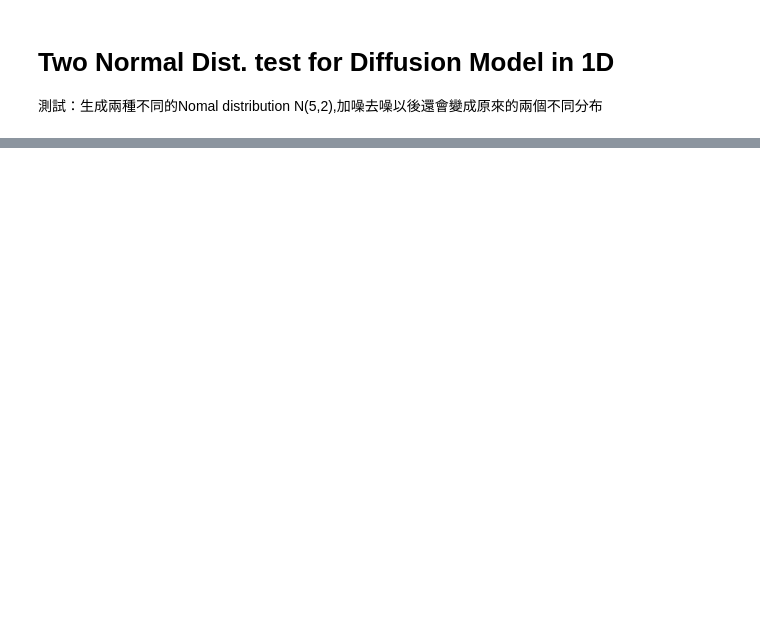
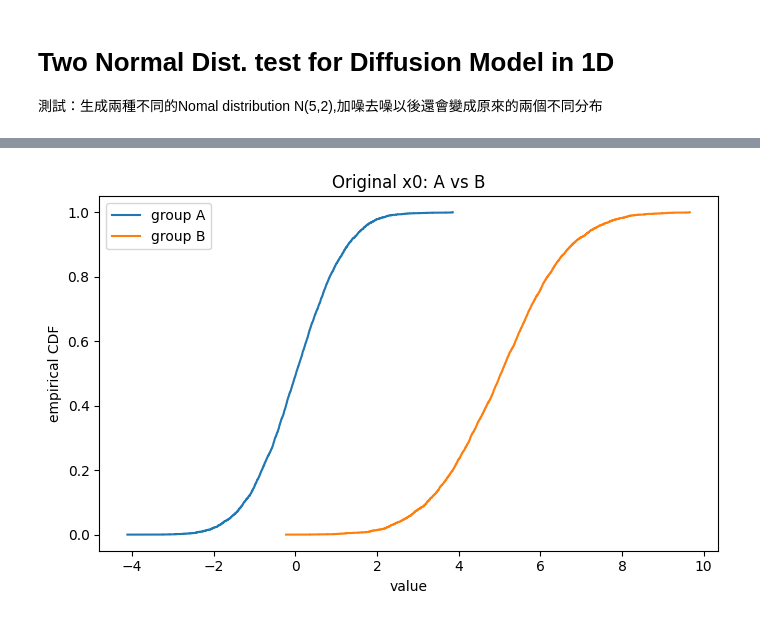
Before and after one commit to XuanWeiWang-999/2025Autumn_ML-project-DiffusionModel, a Jupyter notebook: 20251001_code/20251001_twoNormalDist_test.ipynb, the cells around one changed output, grey strips where cells are left out. Drawn from its saved outputs; the diff is of its cells as text; code cells hidden in the pictures; blank space fills up the shorter version.

```diff
--- a/20251001_code/20251001_twoNormalDist_test.ipynb
+++ b/20251001_code/20251001_twoNormalDist_test.ipynb
@@ -140,0 +143,99 @@ def sample_on_grid(n_points = 401):
+# %%
+# ========= 1) 生成兩群常態資料 =========
+def make_two_normals(n_each=5000, mu1=0.0, var1=1.0, mu2=5.0, var2=2.0, device='cpu'):
+    x1 = torch.randn(n_each, 1, device=device) * (var1**0.5) + mu1
+    x2 = torch.randn(n_each, 1, device=device) * (var2**0.5) + mu2
+    return x1, x2
+
+# ========= 2) 前向擴散（加噪） =========
+@torch.no_grad()
+def forward_diffuse(x0, t):
+    """
+    x0: (N,1), t: int 或 長度為 N 的 LongTensor (1..T)
+    回傳 x_t 與當次用到的 eps
+    """
+    if not torch.is_tensor(t):
+        t = torch.full((x0.shape[0],), int(t), device=x0.device, dtype=torch.long)
+    eps = torch.randn_like(x0)
+    x_t = sqrt_abar[t].unsqueeze(1) * x0 + sqrt_lmabar[t].unsqueeze(1) * eps
+    return x_t, eps
+
+# ========= 3) 反向擴散（去噪）從 t_start -> 0 =========
+@torch.no_grad()
+def denoise_from_t(model, x_t, t_start):
+    """
+    用訓練好的 model，從 t_start 一路 denoise 到 0
+    """
+    model.eval()
+    n = x_t.shape[0]
+    for t in range(int(t_start), 0, -1):
+        tt = torch.full((n,), t, device=x_t.device, dtype=torch.long)
+        eps_hat = model(x_t, tt)
+
+        a_t   = alphas[t]
+        abar_t = abar[t]
+        beta_t = betas[t]
+        abar_tm1 = abar[t-1] if t > 1 else torch.tensor(1.0, device=x_t.device)
+
+        beta_tilde = (1 - abar_tm1) / (1 - abar_t) * beta_t
+        mean = (1.0/torch.sqrt(a_t)) * (x_t - (beta_t/torch.sqrt(1-abar_t)) * eps_hat)
+
+        if t > 1:
+            x_t = mean + torch.sqrt(beta_tilde) * torch.randn_like(x_t)
+        else:
+            x_t = mean
+    return x_t  # 近似 x_0
+
+# ========= 4) 視覺化 & 檢定工具 =========
+def ecdf(a: np.ndarray):
+    s = np.sort(a)
+    n = s.size
+    y = np.arange(1, n+1)/n
+    return s, y
+
+def compare_two_groups(title, a, b):
+    a_np = a.detach().flatten().cpu().numpy()
+    b_np = b.detach().flatten().cpu().numpy()
+
+    # KS / t-test / Levene
+    ks_stat, ks_p = stats.ks_2samp(a_np, b_np)
+    tt_stat, tt_p = stats.ttest_ind(a_np, b_np, equal_var=False)
+    lv_stat, lv_p = stats.levene(a_np, b_np)
+
+    print(f"\n=== {title} ===")
+    print(f"mean: {a_np.mean():.3f} vs {b_np.mean():.3f}")
+    print(f"std : {a_np.std(ddof=1):.3f} vs {b_np.std(ddof=1):.3f}")
+    print(f"KS   : stat={ks_stat:.4f}, p={ks_p:.4f}")
+    print(f"t-test(means): stat={tt_stat:.4f}, p={tt_p:.4f}")
+    print(f"Levene(vars) : stat={lv_stat:.4f}, p={lv_p:.4f}")
+
+    xs, Fx = ecdf(a_np); ys, Fy = ecdf(b_np)
+    plt.figure(figsize=(7,4.5))
+    plt.step(xs, Fx, where="post", label="group A")
+    plt.step(ys, Fy, where="post", label="group B")
+    plt.xlabel("value"); plt.ylabel("empirical CDF")
+    plt.title(title)
+    plt.legend(); plt.tight_layout(); plt.show()
+
+# ========= 5) 實驗：完整去噪 vs 局部去噪 =========
+# 兩群分佈（你說的 N(5,2) 我這裡解讀為 mean=5, variance=2；另一群自選）
+xA0, xB0 = make_two_normals(n_each=5000, mu1=0.0, var1=1.0, mu2=5.0, var2=2.0, device=DEVICE)
+
+# (a) 原始分佈比較（應該顯著不同）
+compare_two_groups("Original x0: A vs B", xA0, xB0)
+
+# (b) 完整擴散到 T 再去噪回 0（情報遺失 → 會變成混合分佈）
+xAT, _ = forward_diffuse(xA0, T)     # 先 forward 到 T
+xBT, _ = forward_diffuse(xB0, T)
+xA_recon_full = denoise_from_t(model, xAT, T)
+xB_recon_full = denoise_from_t(model, xBT, T)
+compare_two_groups("Denoise from T: A vs B (expect ~indistinguishable)", xA_recon_full, xB_recon_full)
+
+# (c) 只擴散到小 t 再去噪（保留部分訊息 → 仍可分）
+t_small = max(1, T//10)               # 例如 10% 的噪聲深度
+xAt, _ = forward_diffuse(xA0, t_small)
+xBt, _ = forward_diffuse(xB0, t_small)
+xA_recon_partial = denoise_from_t(model, xAt, t_small)
+xB_recon_partial = denoise_from_t(model, xBt, t_small)
+compare_two_groups(f"Denoise from t={t_small}: A vs B (should remain different)", xA_recon_partial, xB_recon_partial)
+# %% [output]
@@ -140,0 +248 @@ def sample_on_grid(n_points = 401):
+[figure, added]
```
Also changed, not shown: parts of 4 cells of this notebook.
